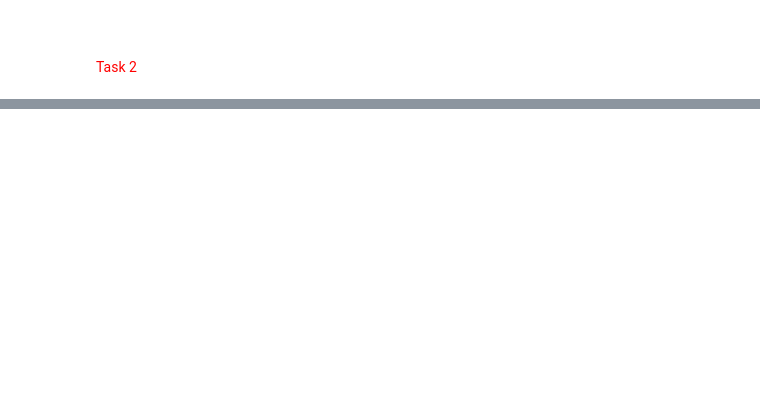
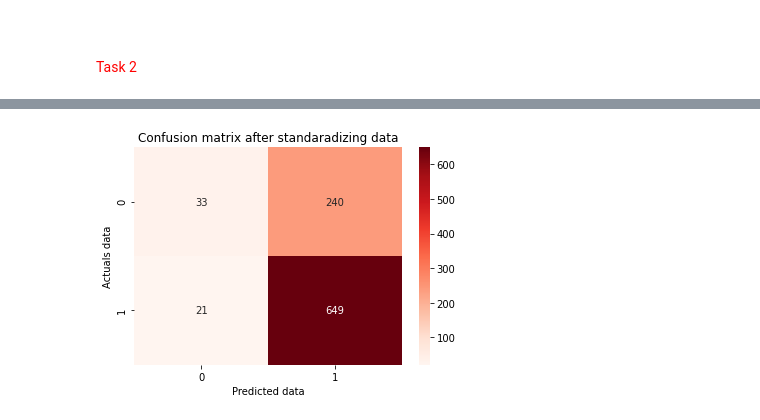
Before and after one commit to Chaitanya-Majety/Jupyter, a Jupyter notebook: Jupyter Notebooks/ML/Unsupervised_ML/RecommendationSystem_TruncatedSVD/Recommendation_system_assignment.ipynb, the cells around one changed output, grey strips where cells are left out. Drawn from its saved outputs; the diff is of its cells as text; code cells hidden in the pictures; blank space fills up the shorter version.

```diff
--- a/Jupyter Notebooks/ML/Unsupervised_ML/RecommendationSystem_TruncatedSVD/Recommendation_system_assignment.ipynb
+++ b/Jupyter Notebooks/ML/Unsupervised_ML/RecommendationSystem_TruncatedSVD/Recommendation_system_assignment.ipynb
@@ -354,0 +436,11 @@ print(mse,list(range(epochs)))
+# %%
+y_pred = lr.predict(x_tr_transformed)
+cm = confusion_matrix(y_tr,y_pred)
+# From tool tip of sklearn docs, we can see which row and column resembles the TP,TN,FP,FN data
+sns.heatmap(cm,annot=True,fmt="d",cmap="Reds")
+plt.title("Confusion matrix after standaradizing data")
+plt.ylabel("Actuals data")
+plt.xlabel("Predicted data")
+plt.show()
+# %% [output]
+[figure, added]
```
Also changed, not shown: parts of 12 cells of this notebook, 2 other files.
